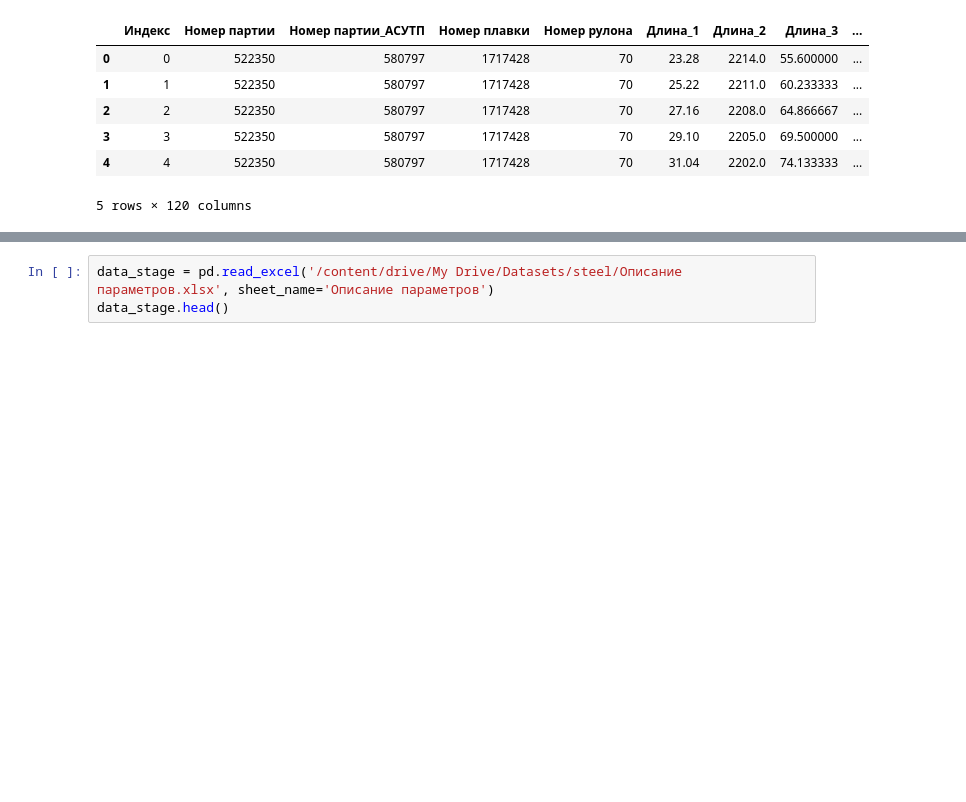
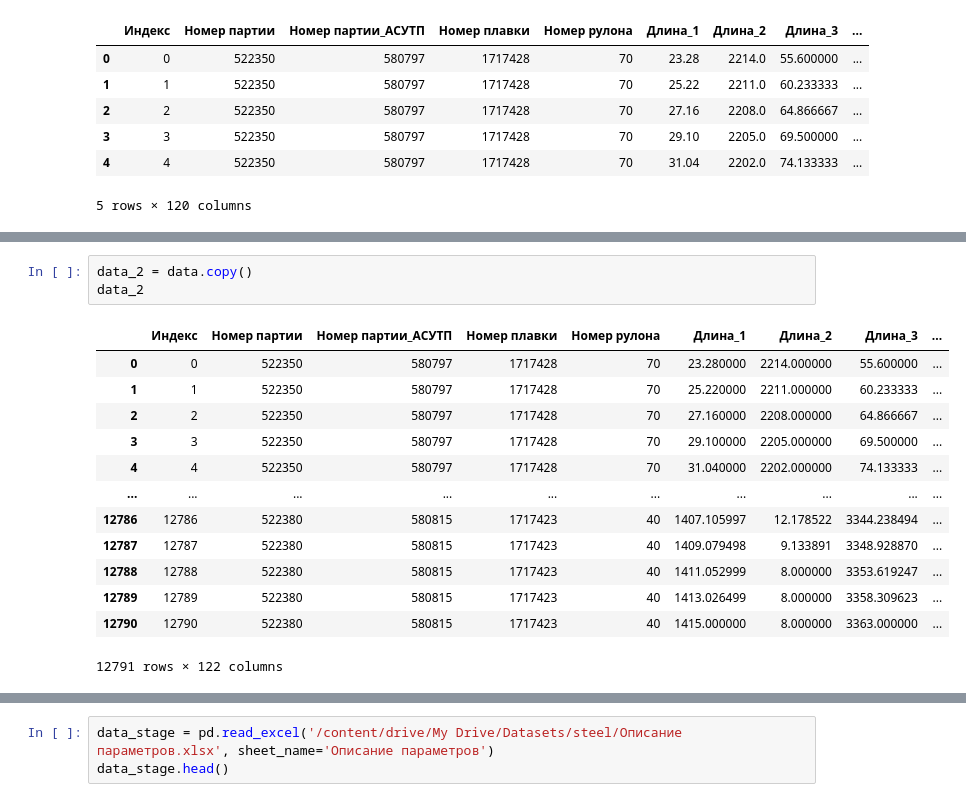
Before and after one commit to vadimvik/steel, a Jupyter notebook: steel_7.ipynb, the cells around one changed output, grey strips where cells are left out. Saved outputs shown, nothing was run; the diff lists cells and outputs as text; blank space fills up the shorter version.

```diff
--- a/steel_7.ipynb
+++ b/steel_7.ipynb
@@ -40,0 +61,17 @@ data.head()
+# %%
+data_2 = data.copy()
+data_2
+# %% [output]
+|  | Индекс | Номер партии | Номер партии_АСУТП | Номер плавки | Номер рулона | Длина_1 | Длина_2 | Длина_3 | ... |
+| 0 | 0 | 522350 | 580797 | 1717428 | 70 | 23.280000 | 2214.000000 | 55.600000 | ... |
+| 1 | 1 | 522350 | 580797 | 1717428 | 70 | 25.220000 | 2211.000000 | 60.233333 | ... |
+| 2 | 2 | 522350 | 580797 | 1717428 | 70 | 27.160000 | 2208.000000 | 64.866667 | ... |
+| 3 | 3 | 522350 | 580797 | 1717428 | 70 | 29.100000 | 2205.000000 | 69.500000 | ... |
+| 4 | 4 | 522350 | 580797 | 1717428 | 70 | 31.040000 | 2202.000000 | 74.133333 | ... |
+| ... | ... | ... | ... | ... | ... | ... | ... | ... | ... |
+| 12786 | 12786 | 522380 | 580815 | 1717423 | 40 | 1407.105997 | 12.178522 | 3344.238494 | ... |
+| 12787 | 12787 | 522380 | 580815 | 1717423 | 40 | 1409.079498 | 9.133891 | 3348.928870 | ... |
+| 12788 | 12788 | 522380 | 580815 | 1717423 | 40 | 1411.052999 | 8.000000 | 3353.619247 | ... |
+| 12789 | 12789 | 522380 | 580815 | 1717423 | 40 | 1413.026499 | 8.000000 | 3358.309623 | ... |
+| 12790 | 12790 | 522380 | 580815 | 1717423 | 40 | 1415.000000 | 8.000000 | 3363.000000 | ... |
+12791 rows × 122 columns
```
Also changed, not shown: parts of 36 cells of this notebook.
